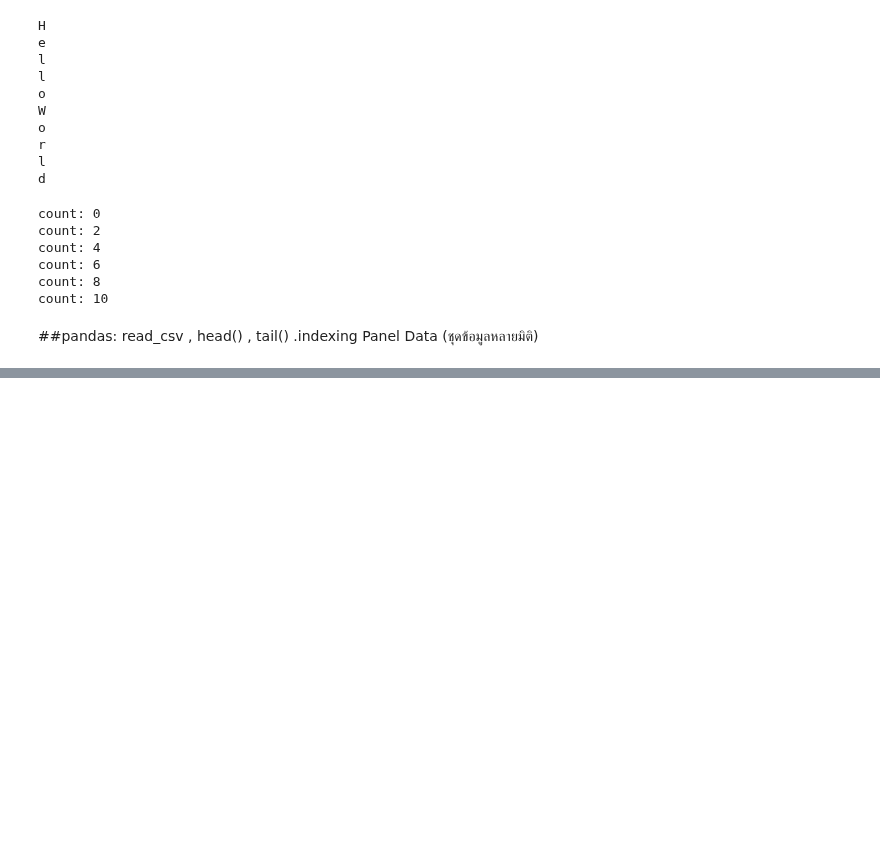
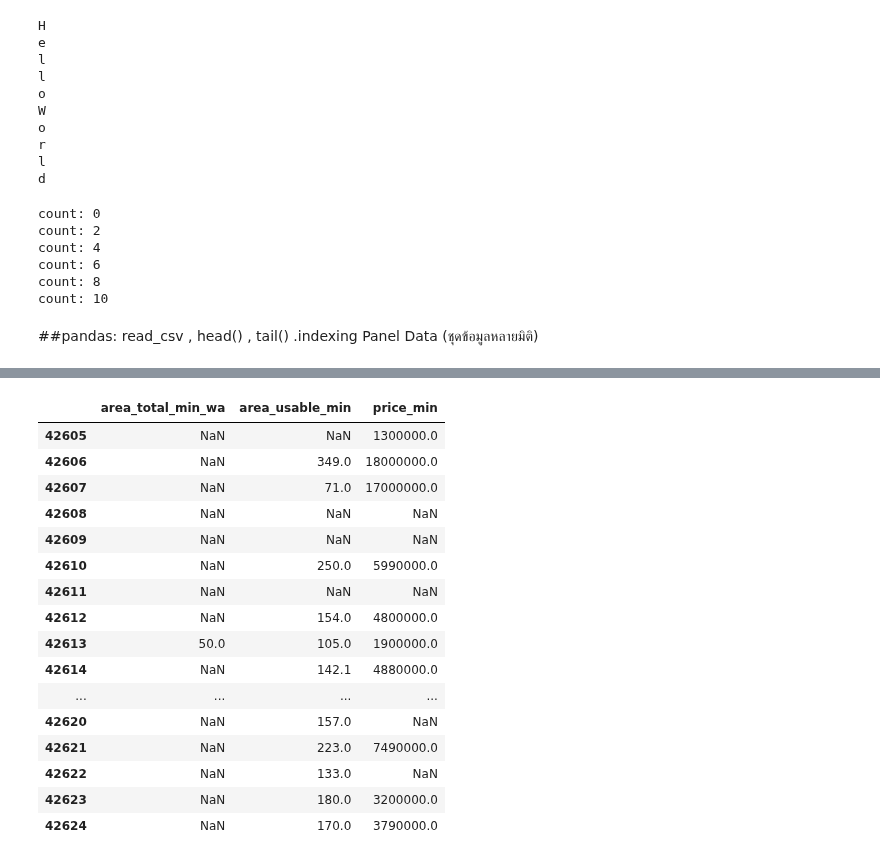
Before and after one commit to sucheerarighthere/BasicProg_DataViz65, a Jupyter notebook: midterm_cheat_sheet.ipynb, the cells around one changed output, grey strips where cells are left out. Saved outputs shown, nothing was run; the diff lists cells and outputs as text; code cells hidden in the pictures; blank space fills up the shorter version.

```diff
--- a/midterm_cheat_sheet.ipynb
+++ b/midterm_cheat_sheet.ipynb
@@ -679,0 +732,5 @@ Panel Data (ชุดข้อมูลหลายมิติ)
+# %%
+from google.colab import drive
+drive.mount('/content/drive')
+data1=pd.read_csv('/content/drive/MyDrive/BPDV65/opendata_unittype.csv')
+data1.head()
@@ -679,0 +790,20 @@ Panel Data (ชุดข้อมูลหลายมิติ)
+# %%
+data1.iloc[-20:,7:10]
+# %% [output]
+|  | area_total_min_wa | area_usable_min | price_min |
+| 42605 | NaN | NaN | 1300000.0 |
+| 42606 | NaN | 349.0 | 18000000.0 |
+| 42607 | NaN | 71.0 | 17000000.0 |
+| 42608 | NaN | NaN | NaN |
+| 42609 | NaN | NaN | NaN |
+| 42610 | NaN | 250.0 | 5990000.0 |
+| 42611 | NaN | NaN | NaN |
+| 42612 | NaN | 154.0 | 4800000.0 |
+| 42613 | 50.0 | 105.0 | 1900000.0 |
+| 42614 | NaN | 142.1 | 4880000.0 |
+| ... | ... | ... | ... |
+| 42620 | NaN | 157.0 | NaN |
+| 42621 | NaN | 223.0 | 7490000.0 |
+| 42622 | NaN | 133.0 | NaN |
+| 42623 | NaN | 180.0 | 3200000.0 |
+| 42624 | NaN | 170.0 | 3790000.0 |
```
Also changed, not shown: parts of 19 cells of this notebook.
